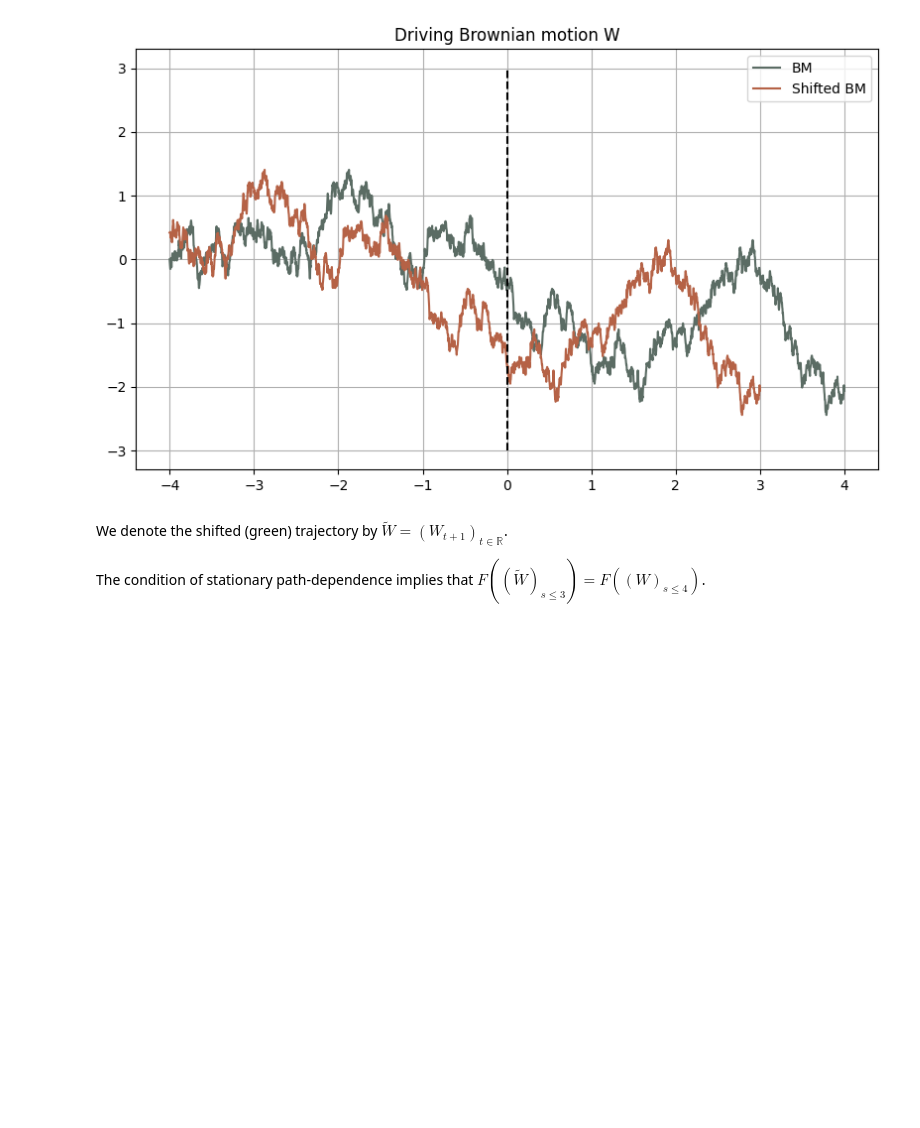
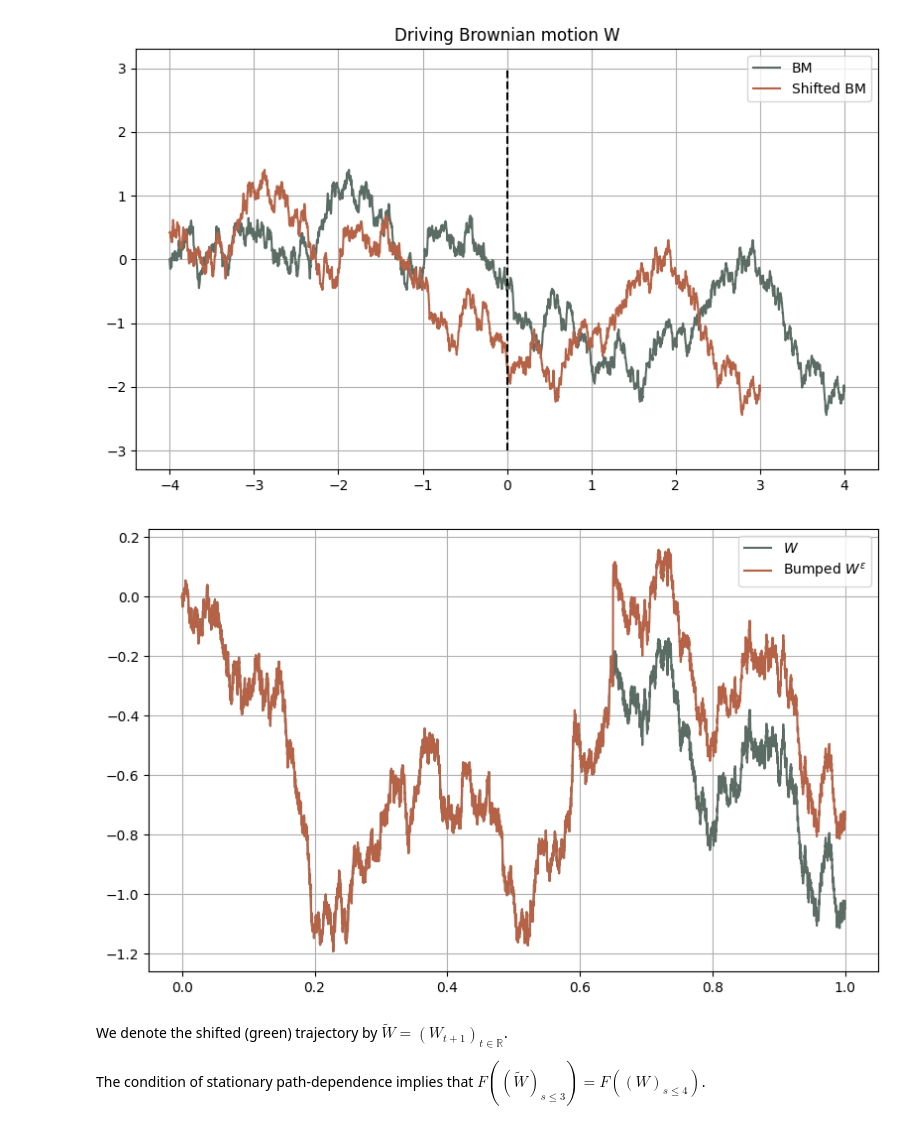
Before and after one commit to MrG1raffe/signature, a Jupyter notebook: notebooks/Stationary Signature.ipynb, the cells around one changed output. Drawn from its saved outputs; the diff is of its cells as text; code cells hidden in the pictures; blank space fills up the shorter version.

```diff
--- a/notebooks/Stationary Signature.ipynb
+++ b/notebooks/Stationary Signature.ipynb
@@ -60,6 +60,28 @@ fig.tight_layout()
 # fig.savefig("shifted_signal.pdf", format="pdf", transparent=True)
 # %% [output]
 [figure]
+# %%
+T = 1
+
+t_grid = jnp.linspace(0, T, 10000)
+rng = np.random.default_rng(seed=42) # 50 ; 123
+size = 10
+
+diffusion = Diffusion(t_grid=t_grid - t_grid[0], size=size, rng=rng)
+W = diffusion.brownian_motion()[0, 0, :]
+
+fig, ax = plt.subplots()
+
+eps = 0.3
+t_bump = 0.65
+ax.plot(t_grid, W, label=r"$W$")
+ax.plot(t_grid, W + eps * (t_grid >= t_bump), label=r"Bumped $W^\epsilon$")
+ax.legend()
+
+fig.tight_layout()
+fig.savefig("bumped_bm.pdf", format="pdf", transparent=True)
+# %% [output]
+[figure, added]
 # %% [markdown]
 We denote the shifted (green) trajectory by $\widetilde W = (W_{t +1})_{t \in \mathbb{R}}$.
 
```
Also changed, not shown: 7 other files.
